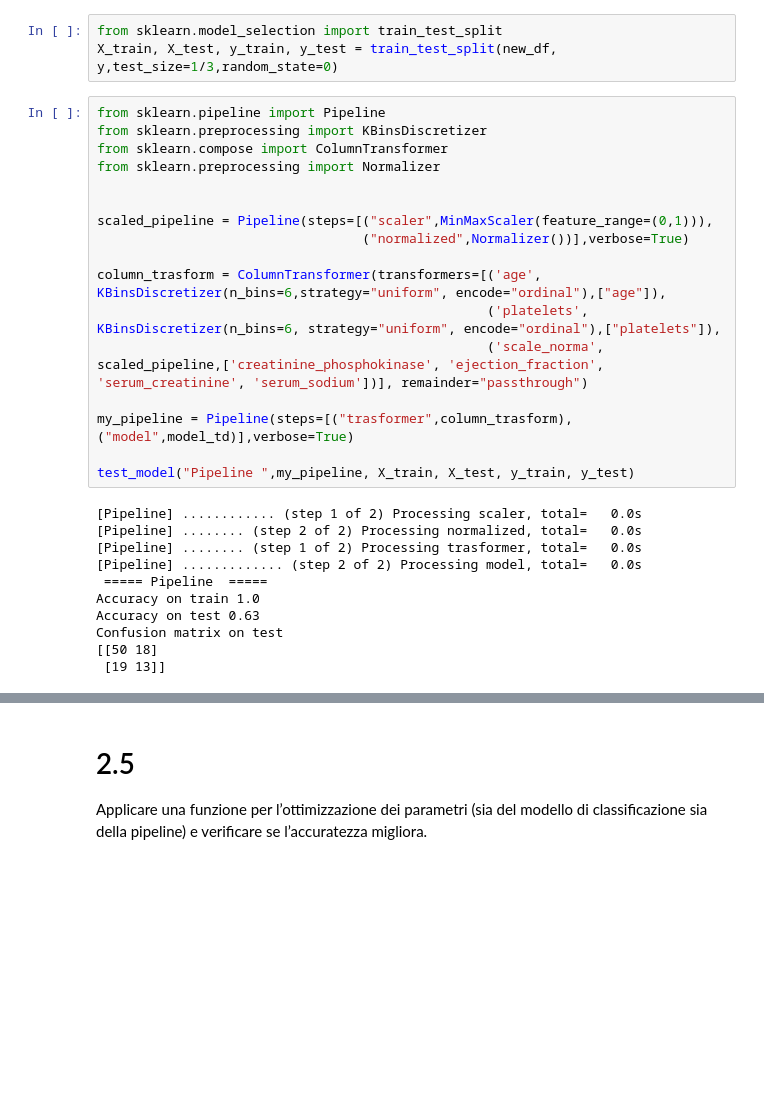
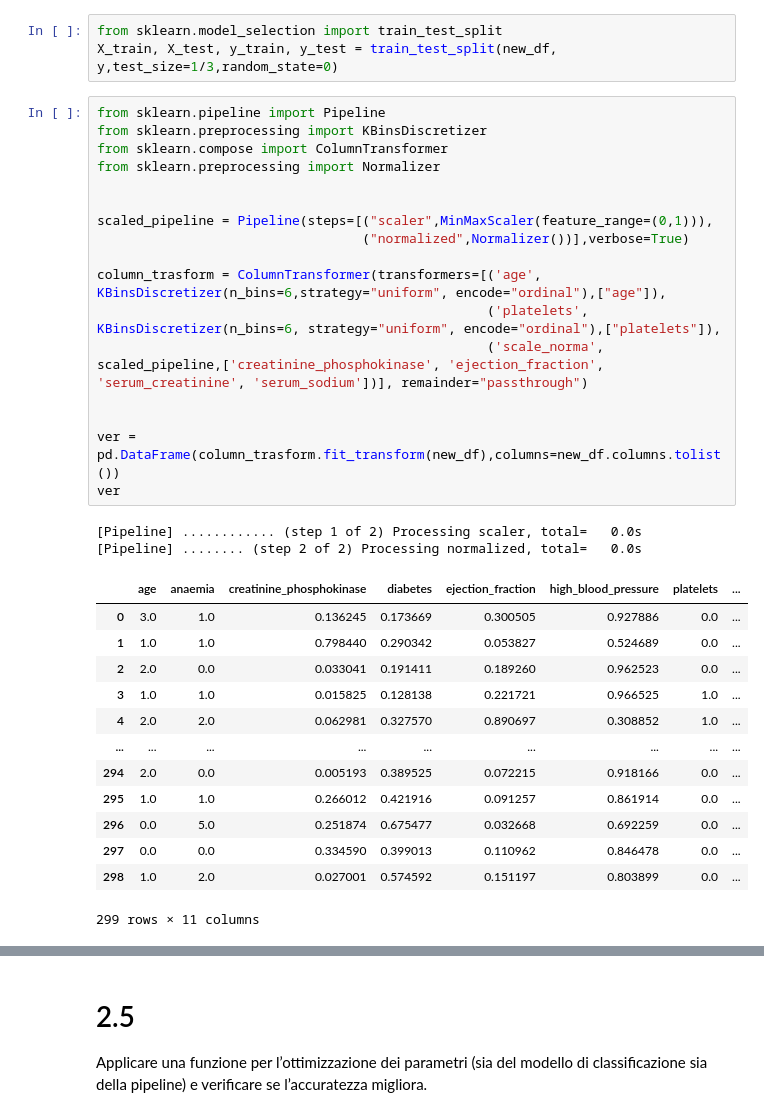
Before and after one commit to Rdm-Nico/BDTA, a Jupyter notebook: Esercitazioni/Esami/02_02_2022.ipynb, the cells around one changed output, grey strips where cells are left out. Drawn from its saved outputs; the diff is of its cells as text; blank space fills up the shorter version.

```diff
--- a/Esercitazioni/Esami/02_02_2022.ipynb
+++ b/Esercitazioni/Esami/02_02_2022.ipynb
@@ -391,28 +391,33 @@ X_train, X_test, y_train, y_test = train_test_split(new_df, y,test_size=1/3,rand
 # %%
 from sklearn.pipeline import Pipeline
 from sklearn.preprocessing import KBinsDiscretizer
 from sklearn.compose import ColumnTransformer
 from sklearn.preprocessing import Normalizer
 
 
 scaled_pipeline = Pipeline(steps=[("scaler",MinMaxScaler(feature_range=(0,1))),
                                   ("normalized",Normalizer())],verbose=True)
 
 column_trasform = ColumnTransformer(transformers=[('age', KBinsDiscretizer(n_bins=6,strategy="uniform", encode="ordinal"),["age"]),
                                                   ('platelets', KBinsDiscretizer(n_bins=6, strategy="uniform", encode="ordinal"),["platelets"]),
                                                   ('scale_norma', scaled_pipeline,['creatinine_phosphokinase', 'ejection_fraction', 'serum_creatinine', 'serum_sodium'])], remainder="passthrough")
 
-my_pipeline = Pipeline(steps=[("trasformer",column_trasform), ("model",model_td)],verbose=True)
 
-test_model("Pipeline ",my_pipeline, X_train, X_test, y_train, y_test)
+ver = pd.DataFrame(column_trasform.fit_transform(new_df),columns=new_df.columns.tolist())
+ver
 # %% [output]
 [Pipeline] ............ (step 1 of 2) Processing scaler, total=   0.0s
 [Pipeline] ........ (step 2 of 2) Processing normalized, total=   0.0s
-[Pipeline] ........ (step 1 of 2) Processing trasformer, total=   0.0s
-[Pipeline] ............. (step 2 of 2) Processing model, total=   0.0s
- ===== Pipeline  =====
-Accuracy on train 1.0
-Accuracy on test 0.63
-Confusion matrix on test
-[[50 18]
- [19 13]]
+|  | age | anaemia | creatinine_phosphokinase | diabetes | ejection_fraction | high_blood_pressure | platelets | ... |
+| 0 | 3.0 | 1.0 | 0.136245 | 0.173669 | 0.300505 | 0.927886 | 0.0 | ... |
+| 1 | 1.0 | 1.0 | 0.798440 | 0.290342 | 0.053827 | 0.524689 | 0.0 | ... |
+| 2 | 2.0 | 0.0 | 0.033041 | 0.191411 | 0.189260 | 0.962523 | 0.0 | ... |
+| 3 | 1.0 | 1.0 | 0.015825 | 0.128138 | 0.221721 | 0.966525 | 1.0 | ... |
+| 4 | 2.0 | 2.0 | 0.062981 | 0.327570 | 0.890697 | 0.308852 | 1.0 | ... |
+| ... | ... | ... | ... | ... | ... | ... | ... | ... |
+| 294 | 2.0 | 0.0 | 0.005193 | 0.389525 | 0.072215 | 0.918166 | 0.0 | ... |
+| 295 | 1.0 | 1.0 | 0.266012 | 0.421916 | 0.091257 | 0.861914 | 0.0 | ... |
+| 296 | 0.0 | 5.0 | 0.251874 | 0.675477 | 0.032668 | 0.692259 | 0.0 | ... |
+| 297 | 0.0 | 0.0 | 0.334590 | 0.399013 | 0.110962 | 0.846478 | 0.0 | ... |
+| 298 | 1.0 | 2.0 | 0.027001 | 0.574592 | 0.151197 | 0.803899 | 0.0 | ... |
+299 rows × 11 columns
```
Also changed, not shown: parts of 9 cells of this notebook.
